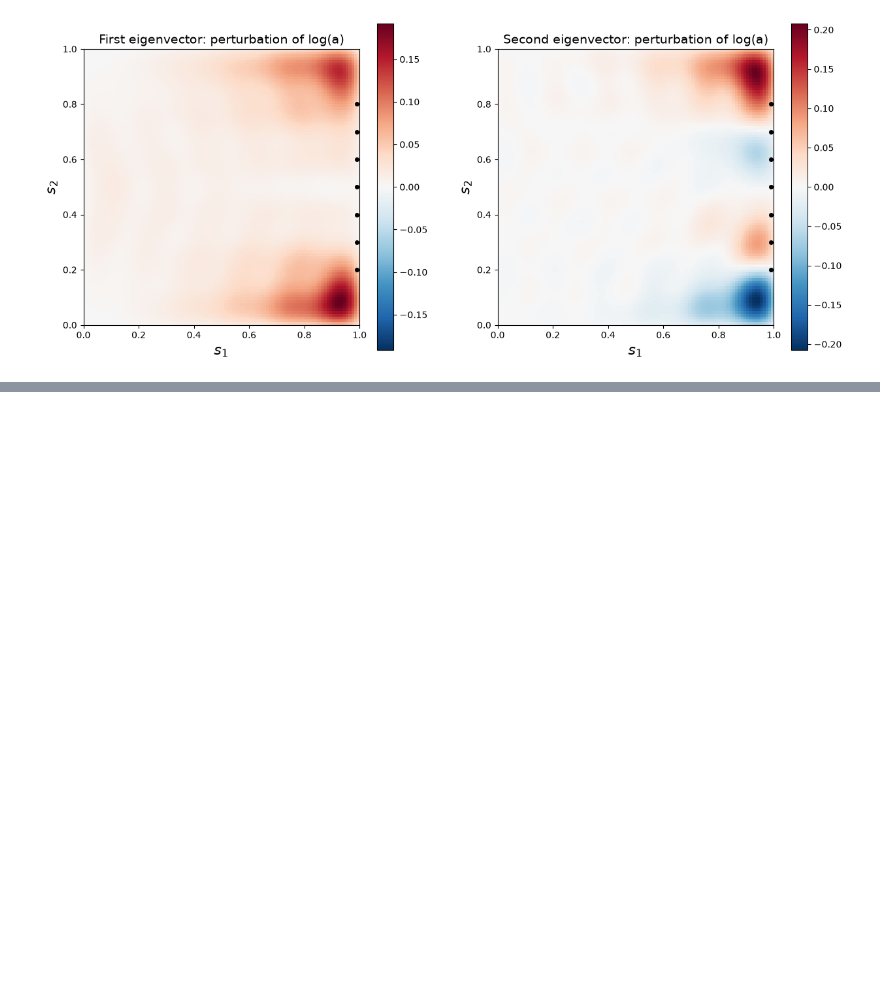
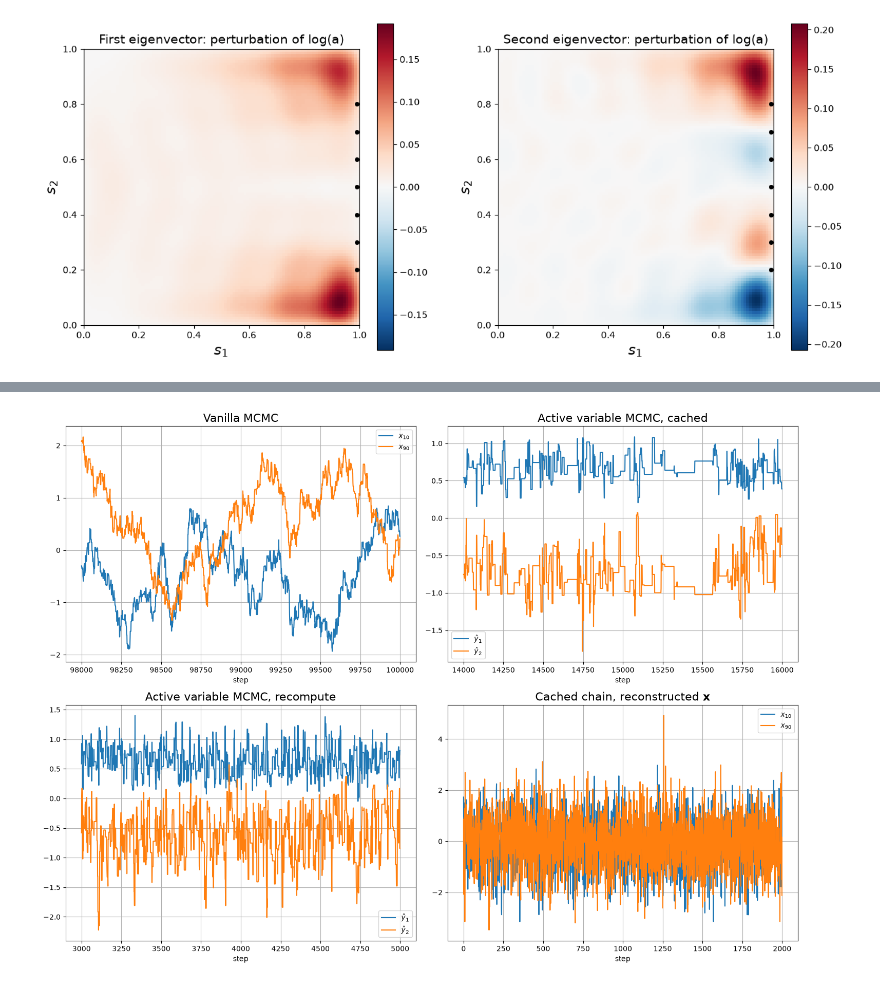
Before and after one commit to paulcon/as-data-sets, a Jupyter notebook: uq_benchmarks/PDE_Inverse_Problem_MCMC/PDE_Inverse_Problem_MCMC.ipynb, the cells around one changed output, grey strips where cells are left out. Cells and saved outputs as stored; diff of their text form; code cells hidden in the pictures; blank space fills up the shorter version.

```diff
--- a/uq_benchmarks/PDE_Inverse_Problem_MCMC/PDE_Inverse_Problem_MCMC.ipynb
+++ b/uq_benchmarks/PDE_Inverse_Problem_MCMC/PDE_Inverse_Problem_MCMC.ipynb
@@ -638,21 +496,0 @@ Finally, as in [[1]][R1] Fig. 5.9, we compare the posterior mean and variance of
-# %%
-X_thin = z['van_thin'][b_van // int(z['thin']):].astype(float)
-mu_van, var_van = X_thin.mean(axis=0), X_thin.var(axis=0)
-mu_as, var_as = X_as.mean(axis=0), X_as.var(axis=0)
-q = 2.576   # 99% normal quantile
-hw_mu = q * batch_means_se(X_thin)
-hw_var = q * batch_means_se((X_thin - mu_van)**2)
-inside_mu = np.mean(np.abs(mu_as - mu_van) <= hw_mu)
-inside_var = np.mean(np.abs(var_as - var_van) <= hw_var)
-print(f'components whose active subspace mean lies in the vanilla 99% interval: {inside_mu:.0%}; '
-      f'variance: {inside_var:.0%}')
-
-fig, axes = plt.subplots(1, 2, figsize=(15, 6))
-idx = np.arange(1, 101)
-for ax, diff, hw, name in [(axes[0], mu_as - mu_van, hw_mu, 'mean'),
-                           (axes[1], var_as - var_van, hw_var, 'variance')]:
-    ax.fill_between(idx, -hw, hw, color='0.8', label='vanilla 99% interval')
-    ax.plot(idx, diff, 'ko', ms=4, label='active subspace')
-    ax.grid(True); ax.legend()
-    ax.set_xlabel('index'); ax.set_title(f'Centered posterior {name}', fontsize=16)
-plt.show()
@@ -665,0 +551,23 @@ We have shown for two forward models that reducing their dimensionality with act
+# %%
+pde_sampler = ActiveSubspaceMCMC(model.misfit, W[:, :2], W[:, 2:])
+X_as = pde_sampler.sample_original_variables(z['cached_1_y'][-200:], 10, rng)
+fig, axes = plt.subplots(2, 2, figsize=(15, 11))
+k = np.arange(n_van - 2000, n_van)
+axes[0, 0].plot(k, z['vanilla_1_trace'][k, 0], k, z['vanilla_1_trace'][k, 1])
+axes[0, 0].set_title('Vanilla MCMC', fontsize=16)
+axes[0, 0].legend([r'$x_{10}$', r'$x_{90}$'])
+for ax, kind in [(axes[0, 1], 'cached'), (axes[1, 0], 'recompute')]:
+    n = len(z[f'{kind}_1_accept'])
+    k = np.arange(n - min(2000, n), n)
+    ax.plot(k, z[f'{kind}_1_y'][k, 0], k, z[f'{kind}_1_y'][k, 1])
+    ax.set_title(f'Active variable MCMC, {kind}', fontsize=16)
+    ax.legend([r'$\hat y_1$', r'$\hat y_2$'])
+axes[1, 1].plot(np.arange(len(X_as)), X_as[:, 9], np.arange(len(X_as)), X_as[:, 89])
+axes[1, 1].set_title(r'Cached chain, reconstructed $\mathbf{x}$', fontsize=16)
+axes[1, 1].legend([r'$x_{10}$', r'$x_{90}$'])
+for ax in axes.ravel():
+    ax.grid(True); ax.set_xlabel('step')
+fig.tight_layout()
+plt.show()
+# %% [output]
+[figure, added]
```
Also changed, not shown: parts of 37 cells of this notebook, 7 other files.
